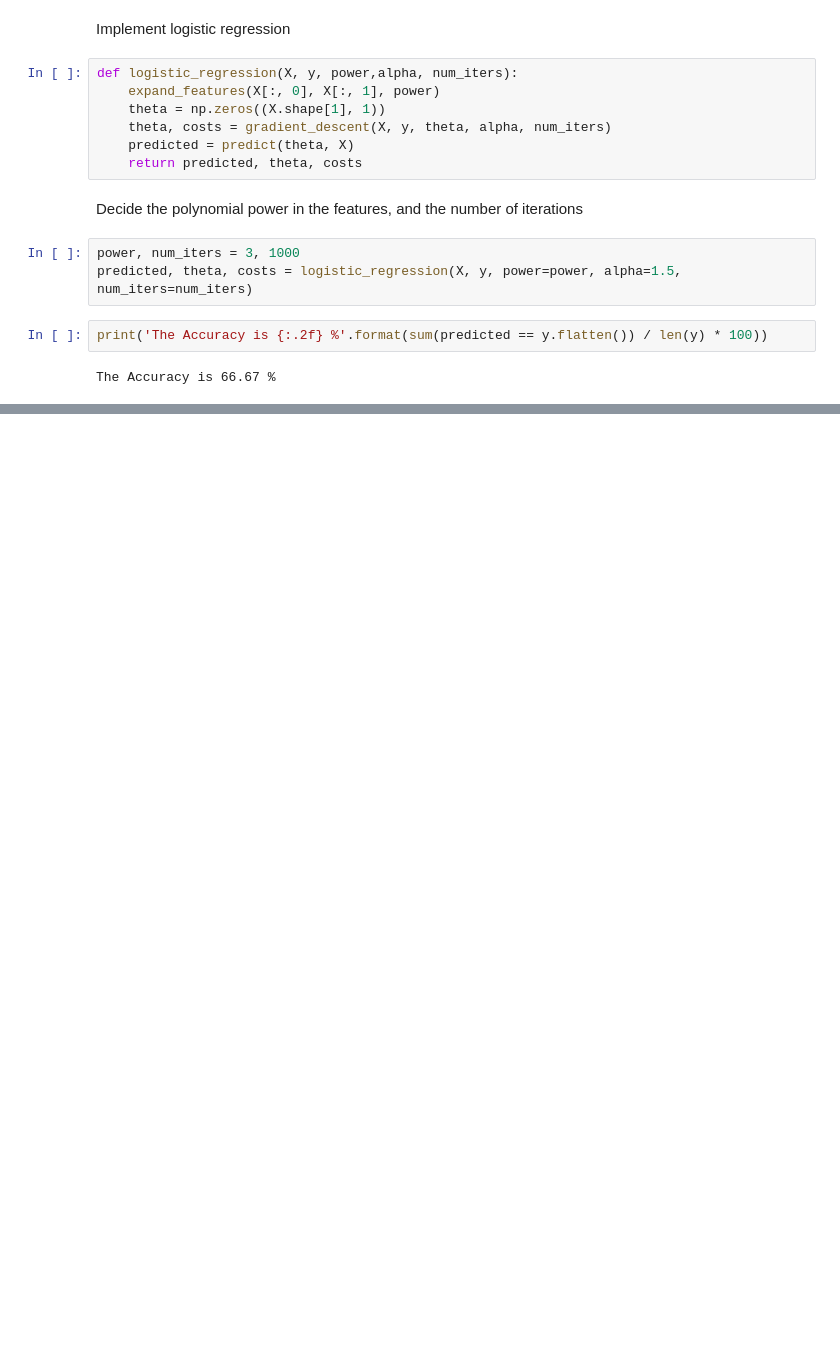
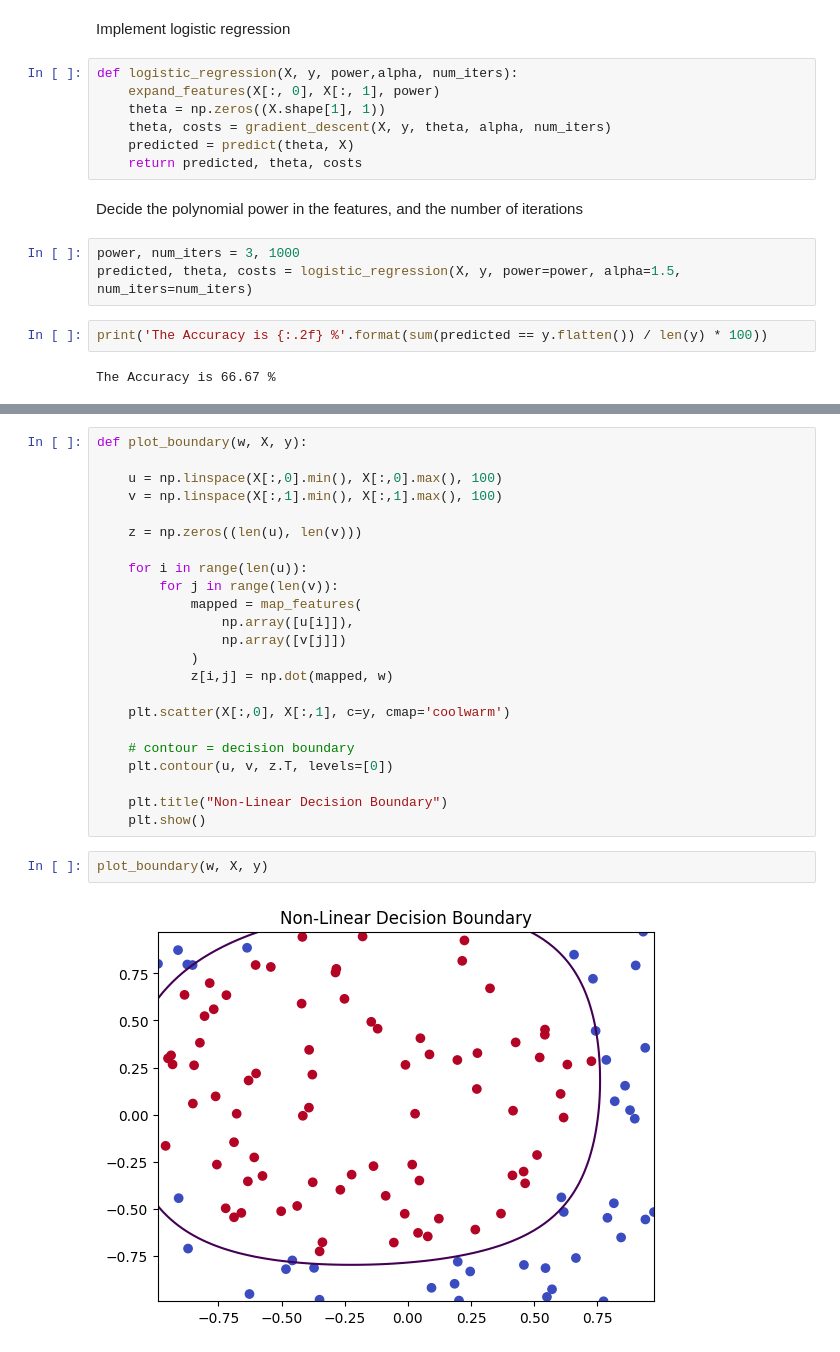
Before and after one commit to Raul-Akhuli/ML, a Jupyter notebook: Logistic_regression/regularization.ipynb, the cells around one changed output, grey strips where cells are left out. Drawn from its saved outputs; the diff is of its cells as text; blank space fills up the shorter version.

```diff
--- a/Logistic_regression/regularization.ipynb
+++ b/Logistic_regression/regularization.ipynb
@@ -79,0 +199,27 @@ The Accuracy is 66.67 %
+# %%
+def plot_boundary(w, X, y):
+
+    u = np.linspace(X[:,0].min(), X[:,0].max(), 100)
+    v = np.linspace(X[:,1].min(), X[:,1].max(), 100)
+
+    z = np.zeros((len(u), len(v)))
+
+    for i in range(len(u)):
+        for j in range(len(v)):
+            mapped = map_features(
+                np.array([u[i]]),
+                np.array([v[j]])
+            )
+            z[i,j] = np.dot(mapped, w)
+
+    plt.scatter(X[:,0], X[:,1], c=y, cmap='coolwarm')
+
+    # contour = decision boundary
+    plt.contour(u, v, z.T, levels=[0])
+
+    plt.title("Non-Linear Decision Boundary")
+    plt.show()
+# %%
+plot_boundary(w, X, y)
+# %% [output]
+[figure, added]
```
Also changed, not shown: parts of 12 cells of this notebook.
